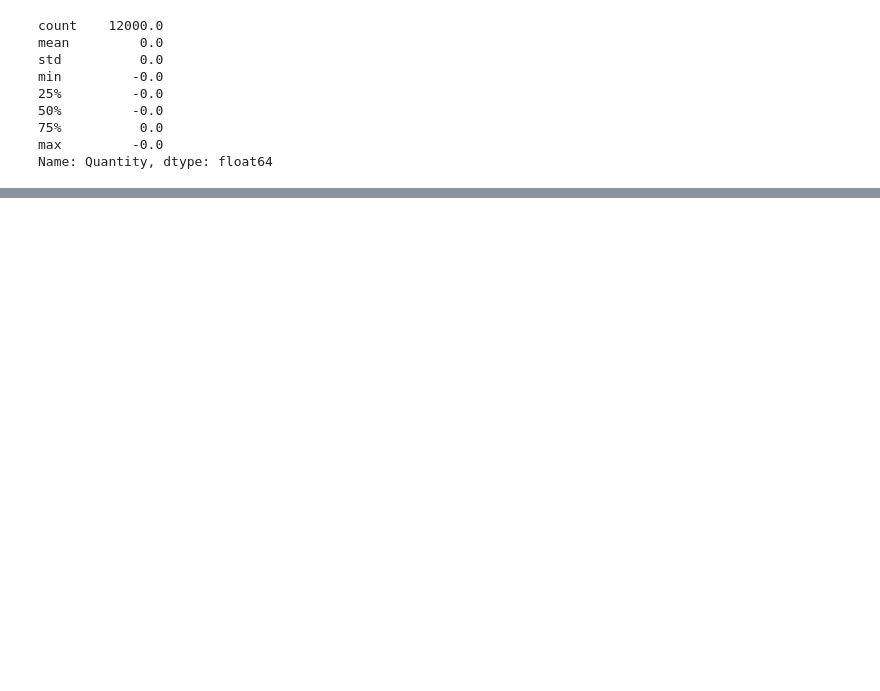
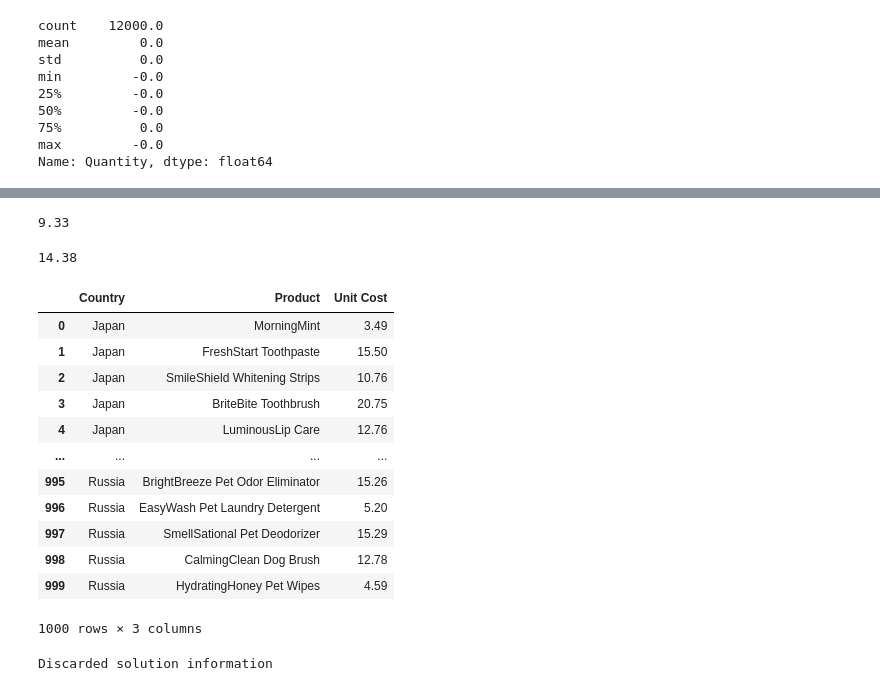
Before and after one commit to giovanni-norbedo/assacro, a Jupyter notebook: hackaton/problem2.ipynb, the cells around one changed output, grey strips where cells are left out. Cells and saved outputs as stored; diff of their text form; code cells hidden in the pictures; blank space fills up the shorter version.

```diff
--- a/hackaton/problem2.ipynb
+++ b/hackaton/problem2.ipynb
@@ -522,0 +636,4 @@ df_proposal.to_csv("my_proposals.csv", index=False)
+# %%
+shipment_weights[8,1]
+# %% [output]
+9.33
@@ -522,0 +663,20 @@ df_proposal.to_csv("my_proposals.csv", index=False)
+# %%
+get_production_cost(1,2)
+# %% [output]
+14.38
+# %%
+df_production_costs
+# %% [output]
+|  | Country | Product | Unit Cost |
+| 0 | Japan | MorningMint | 3.49 |
+| 1 | Japan | FreshStart Toothpaste | 15.50 |
+| 2 | Japan | SmileShield Whitening Strips | 10.76 |
+| 3 | Japan | BriteBite Toothbrush | 20.75 |
+| 4 | Japan | LuminousLip Care | 12.76 |
+| ... | ... | ... | ... |
+| 995 | Russia | BrightBreeze Pet Odor Eliminator | 15.26 |
+| 996 | Russia | EasyWash Pet Laundry Detergent | 5.20 |
+| 997 | Russia | SmellSational Pet Deodorizer | 15.29 |
+| 998 | Russia | CalmingClean Dog Brush | 12.78 |
+| 999 | Russia | HydratingHoney Pet Wipes | 4.59 |
+1000 rows × 3 columns
@@ -522,0 +705,4 @@ df_proposal.to_csv("my_proposals.csv", index=False)
+# %%
+m.reset()
+# %% [output]
+Discarded solution information
```
Also changed, not shown: parts of 24 cells of this notebook, 8 other files.
